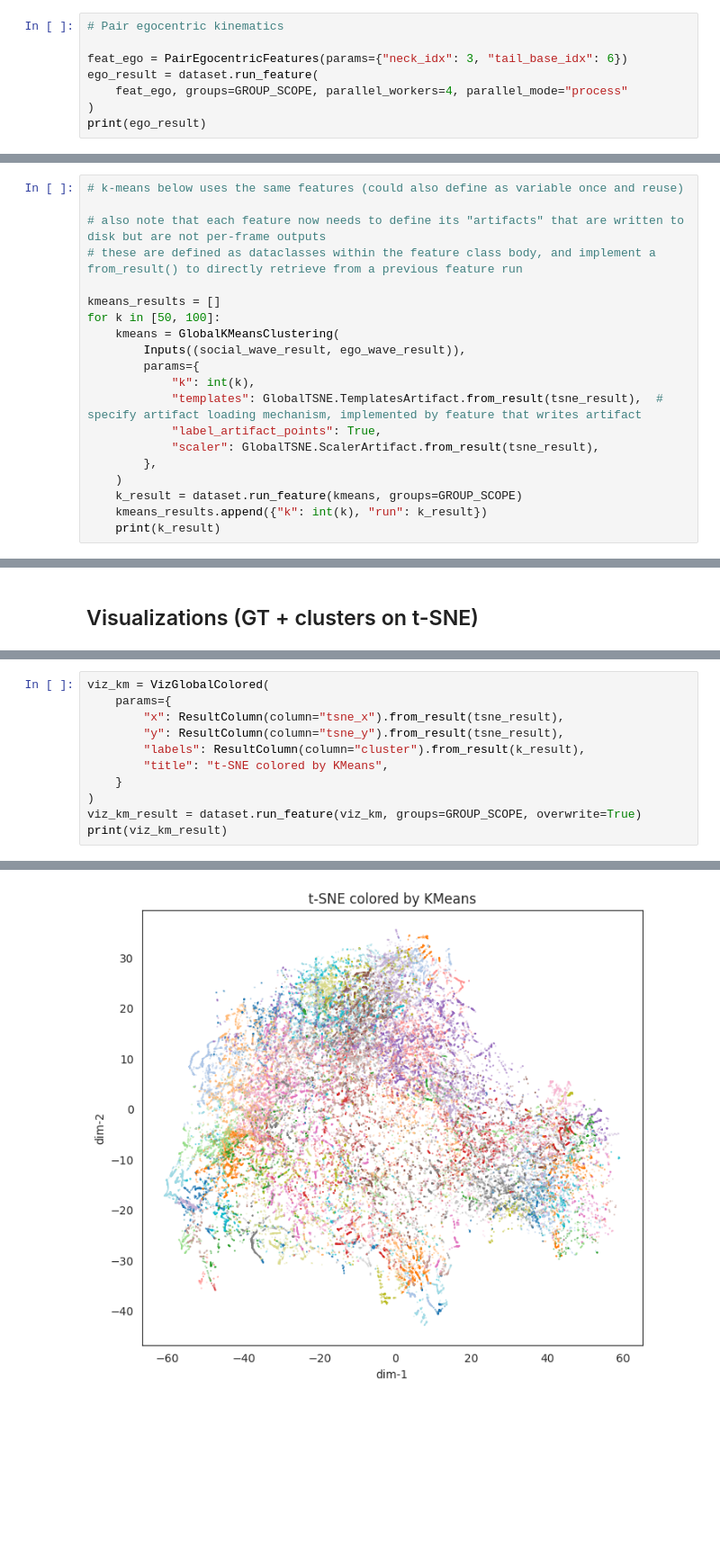
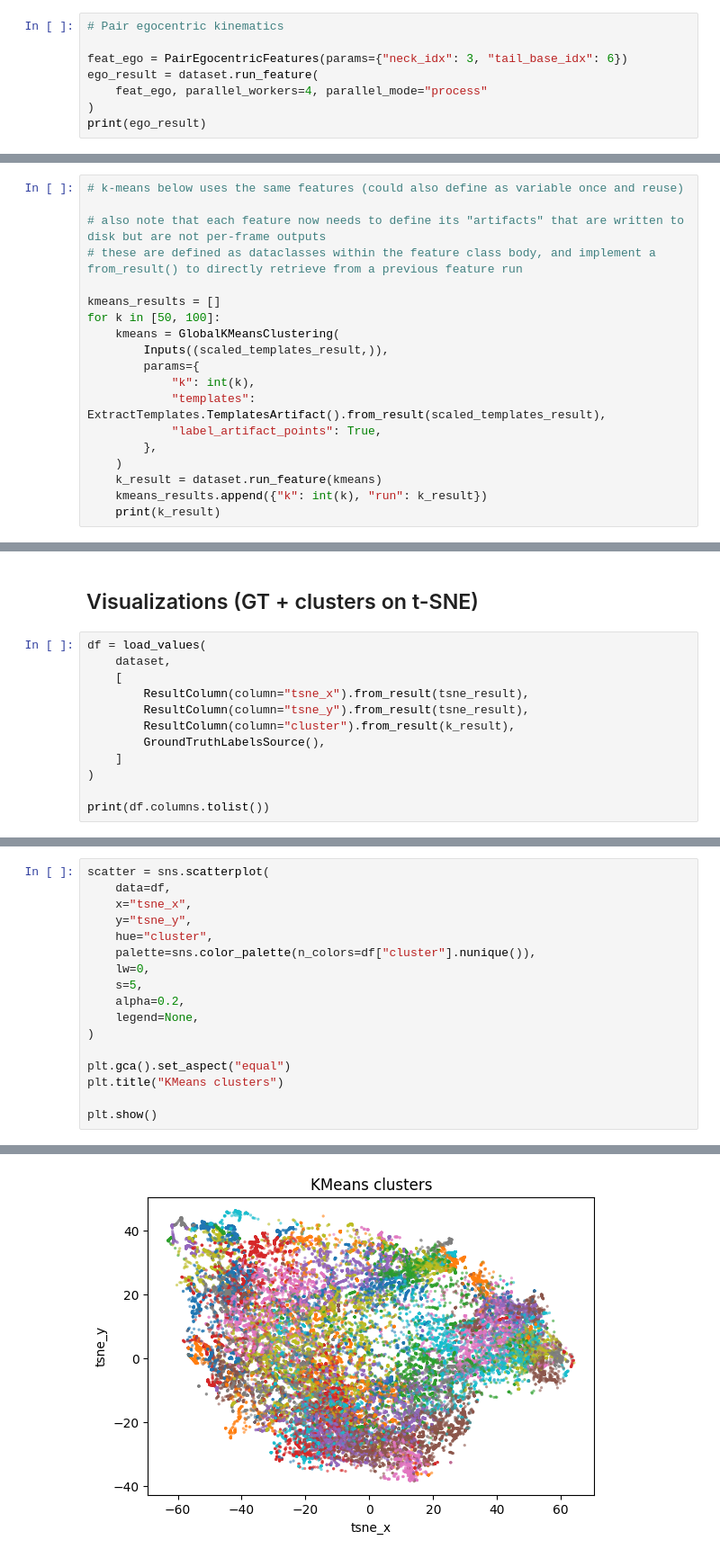
Before and after one commit to EcodylicScience/mosaic, a Jupyter notebook: notebooks/calms21-template.ipynb, the cells around one changed output, grey strips where cells are left out. Shown at 90% size. Drawn from its saved outputs; the diff is of its cells as text; blank space fills up the shorter version.

```diff
--- a/notebooks/calms21-template.ipynb
+++ b/notebooks/calms21-template.ipynb
@@ -78,7 +60,7 @@ Result(feature='pair-posedistance-pca', run_id='0.1-ac571236a2')
 
 feat_ego = PairEgocentricFeatures(params={"neck_idx": 3, "tail_base_idx": 6})
 ego_result = dataset.run_feature(
-    feat_ego, groups=GROUP_SCOPE, parallel_workers=4, parallel_mode="process"
+    feat_ego, parallel_workers=4, parallel_mode="process"
 )
 print(ego_result)
 # %% [output]
@@ -146,15 +159,14 @@ Result(feature='global-tsne__from__pair-wavelet__from__pair-posedistance-pca+pai
 kmeans_results = []
 for k in [50, 100]:
     kmeans = GlobalKMeansClustering(
-        Inputs((social_wave_result, ego_wave_result)),
+        Inputs((scaled_templates_result,)),
         params={
             "k": int(k),
-            "templates": GlobalTSNE.TemplatesArtifact.from_result(tsne_result),  # specify artifact loading mechanism, implemented by feature that writes artifact
+            "templates": ExtractTemplates.TemplatesArtifact().from_result(scaled_templates_result),
             "label_artifact_points": True,
-            "scaler": GlobalTSNE.ScalerArtifact.from_result(tsne_result),
         },
     )
-    k_result = dataset.run_feature(kmeans, groups=GROUP_SCOPE)
+    k_result = dataset.run_feature(kmeans)
     kmeans_results.append({"k": int(k), "run": k_result})
     print(k_result)
 # %% [output]
@@ -279,3 +238,15 @@ agr
  'per_sequence': None}
 # %% [markdown]
 ## Visualizations (GT + clusters on t-SNE)
+# %%
+df = load_values(
+    dataset,
+    [
+        ResultColumn(column="tsne_x").from_result(tsne_result),
+        ResultColumn(column="tsne_y").from_result(tsne_result),
+        ResultColumn(column="cluster").from_result(k_result),
+        GroundTruthLabelsSource(),
+    ]
+)
+
+print(df.columns.tolist())
@@ -306,12 +276,18 @@ Result(feature='viz-global-colored', run_id='0.1-ce1b469ca1')
 # %%
-viz_km = VizGlobalColored(
-    params={
-        "x": ResultColumn(column="tsne_x").from_result(tsne_result),
-        "y": ResultColumn(column="tsne_y").from_result(tsne_result),
-        "labels": ResultColumn(column="cluster").from_result(k_result),
-        "title": "t-SNE colored by KMeans",
-    }
+scatter = sns.scatterplot(
+    data=df,
+    x="tsne_x",
+    y="tsne_y",
+    hue="cluster",
+    palette=sns.color_palette(n_colors=df["cluster"].nunique()),
+    lw=0,
+    s=5,
+    alpha=0.2,
+    legend=None,
 )
-viz_km_result = dataset.run_feature(viz_km, groups=GROUP_SCOPE, overwrite=True)
-print(viz_km_result)
+
+plt.gca().set_aspect("equal")
+plt.title("KMeans clusters")
+
+plt.show()
 # %% [output]
@@ -320,2 +294,2 @@ Result(feature='viz-global-colored', run_id='0.1-b0399be1d3')
-[figure, old version]
+[figure, new version]
 # %% [markdown]
```
Also changed, not shown: parts of 35 cells of this notebook, 2 other files.
